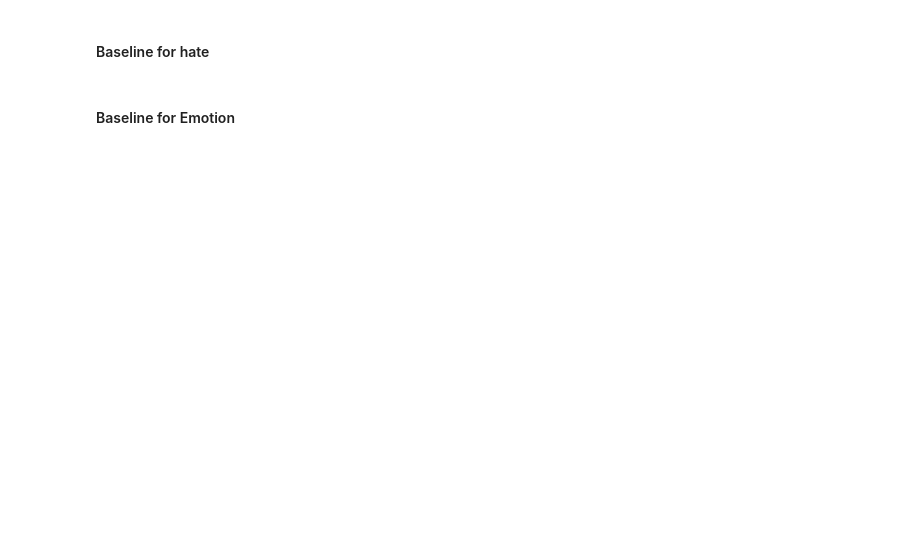
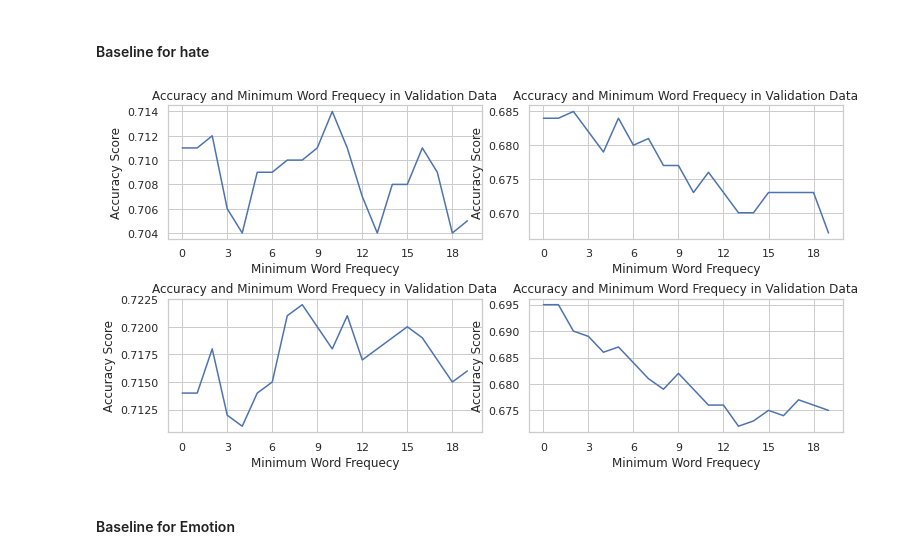
Before and after one commit to jonas-mika/twitter-hatespeech-detection, a Jupyter notebook: notebooks/project4.ipynb, the cells around one changed output. Saved outputs shown, nothing was run; the diff lists cells and outputs as text; code cells hidden in the pictures; blank space fills up the shorter version.

```diff
--- a/notebooks/project4.ipynb
+++ b/notebooks/project4.ipynb
@@ -735,27 +732,30 @@ def remove_stop_uncommon(tokenised,min_frequency,vocab,remove_stop=False):
 # %%
 def fit_model(Classifier,Dataset,min_frequency=1,balance=True,remove_stop_=True):
-    if balance==True:
+    """Creates a model
+    Inputs:Classifier:"RFC"/"MNB"/"Baseline",Dataset:"emotion"/"hate",min_frequency=1 dont think we will use (could remove parameter),balance and reomve_stop are booleans that determine if data is balanced and if stop words are removed"""
+    if balance==True:#balancing the data using SMOTE
         X, y = smote_.fit_resample(text_format (Dataset,
     remove_stop_uncommon(DATA["processed"][Dataset]["train_text"],min_frequency,VOCABULARY[Dataset],remove_stop=remove_stop_),tvt="train"),
     DATA['processed'][Dataset]['train_labels'])
-    else:
+    else:# set to unbalanced data
         X =text_format (Dataset,remove_stop_uncommon(DATA["processed"][Dataset]["train_text"],min_frequency,VOCABULARY[Dataset],remove_stop=True),tvt="train")
         y = DATA['processed'][Dataset]['train_labels']
-    if Classifier=="RFC":
+    if Classifier=="RFC":##build relevant model
         model = RandomForestClassifier(max_depth=None, n_estimators=100,random_state=0)
     elif Classifier=="MNB":
         model=MultinomialNB(alpha=0.)### this alpha value at its defaut may actually give better results
     elif Classifier=="Baseline":
         model = SGDClassifier(loss='log')
-    return model.fit(X,y)
+    return model.fit(X,y)#fit the model and return
 # %%
 def model_accuracy_val(min_frequency,Dataset,model,v_or_t="val",remove_stop_=False):
-    """takes cleaned and tokensed data and returns accuracy score of the model"""
-    if v_or_t !="val":
+    """takes cleaned and tokensed data and returns accuracy score of the model
+    input:min_frequency:int(see remove_stop_uncommon),Dataset:"hate"/"emotion",model:a fitted model,v_or_t:"test" if using test data,remove_stop_:boolean value if val/test should remove stop words"""
+    if v_or_t !="val":#warn and set to "test" if v_or_t is changed
         v_or_t="test"
         print("warning! you are using the test data")
     prediction = model.predict(text_format(Dataset,remove_stop_uncommon(DATA["processed"][Dataset][f"{v_or_t}_text"],min_frequency,VOCABULARY[Dataset],remove_stop=remove_stop_),tvt=v_or_t))
     actual = DATA["processed"][Dataset][f"{v_or_t}_labels"]
-    return accuracy_score(actual, prediction)
+    return accuracy_score(actual, prediction)#return accuracy score at the given parameters
 # %%
 def model_prf_score(Dataset,min_frequency,model,v_or_t="val",remove_stop_=False):###dont need min freq here probably
@@ -774,9 +773,11 @@ def model_prf_score(Dataset,min_frequency,model,v_or_t="val",remove_stop_=False)
 # %%
 def plot_accuracy(max_vocab,Dataset,model,ax,remove_stop__=False):
+    """plots onto a subplot: the accuracy score of 1 model given validation data with different min_freq values
+    input:max_vocab:int shows accuracy in range [0,max_vocab],Dataset:"hate"/"emotion",model:a fitted model,ax:an axis for the sublot e.g.[0,0],remove_stop__:boolean value if val should remove stop words"""
     accuracies=[]
-    for i in range (max_vocab):
+    for i in range (max_vocab):# for each min_freq=i, find accuracy score and append to accuracies
         accuracies.append(model_accuracy_val(i,Dataset,model,remove_stop_=remove_stop__))
-    ax.xaxis.set_major_locator(MaxNLocator(integer=True))
+    ax.xaxis.set_major_locator(MaxNLocator(integer=True))#plot integer values on the xaxis
     ax.plot([x for x in range (max_vocab)],accuracies)
     ax.set_xlabel("Minimum Word Frequecy")
     ax.set_ylabel("Accuracy Score")
@@ -848 +845,16 @@ baseline_hate_10=fit_model("Baseline","hate",10)
+# %%
+Baseline_hate=fit_model("Baseline","hate",balance=False,remove_stop_=False)
+Baseline_hate_bal=fit_model("Baseline","hate",remove_stop_=False)
+Baseline_hate_stop=fit_model("Baseline","hate",balance=False)
+Baseline_hate_bal_stop=fit_model("Baseline","hate")
+# %%
+fig,ax= plt.subplots(2,2,figsize=(10,5))
+fig.tight_layout(pad=0.4, w_pad=1, h_pad=3.0)
+frequency=20
+plot_accuracy(frequency,"hate",Baseline_hate,ax=ax[0,0])
+plot_accuracy(frequency,"hate",Baseline_hate_bal,ax=ax[0,1])
+plot_accuracy(frequency,"hate",Baseline_hate_stop,ax=ax[1,0])
+plot_accuracy(frequency,"hate",Baseline_hate_bal_stop,ax=ax[1,1])
+# %% [output]
+[figure, added]
 # %%
```
Also changed, not shown: parts of 35 cells of this notebook.
